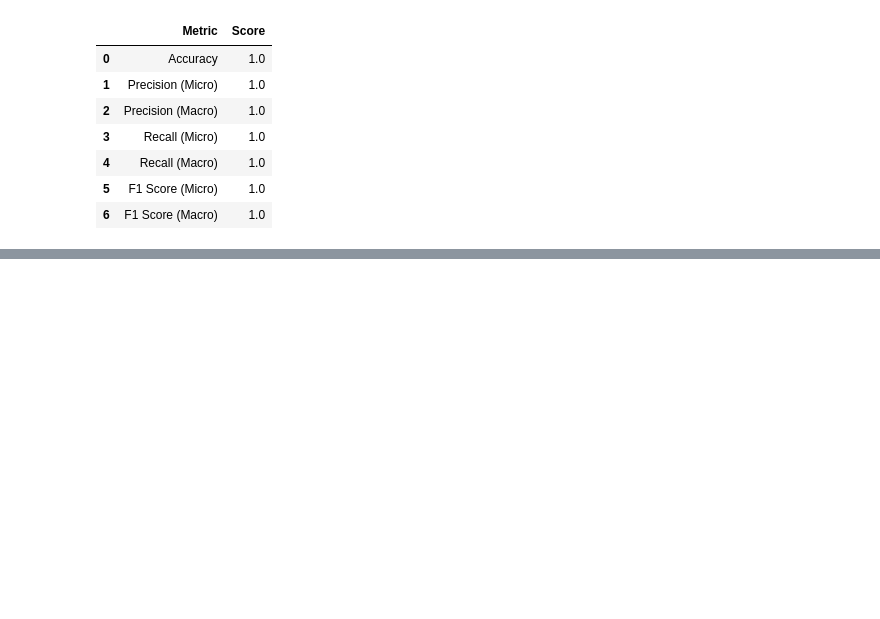
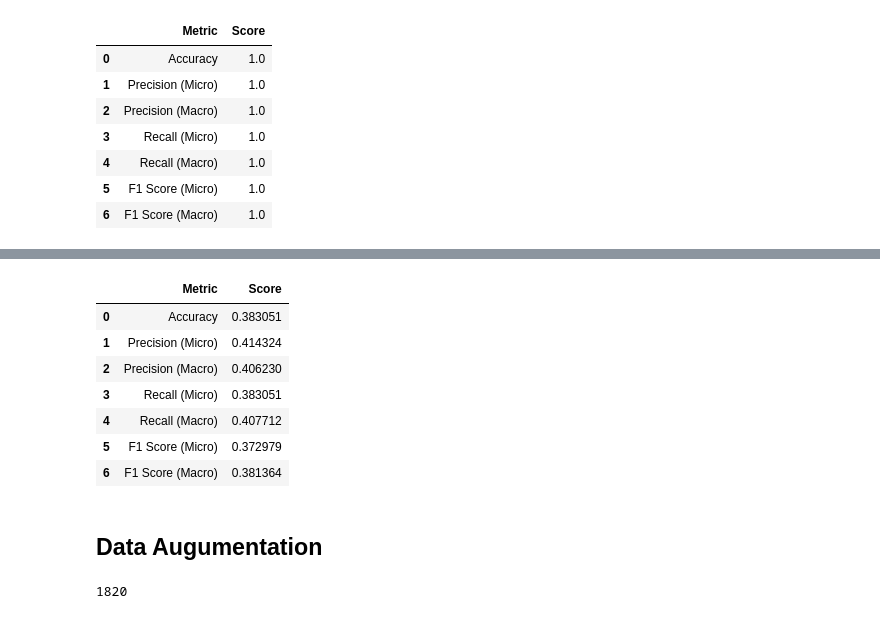
Before and after one commit to D0men1c0/Bald-Classification, a Jupyter notebook: notebook.ipynb, the cells around one changed output, grey strips where cells are left out. Cells and saved outputs as stored; diff of their text form; code cells hidden in the pictures; blank space fills up the shorter version.

```diff
--- a/notebook.ipynb
+++ b/notebook.ipynb
@@ -1506,0 +1522,14 @@ evaluate(y_train, y_pred)
+# %%
+y_pred = xgb_model.predict(X_test)
+evaluate(y_test, y_pred)
+# %% [output]
+|  | Metric | Score |
+| 0 | Accuracy | 0.383051 |
+| 1 | Precision (Micro) | 0.414324 |
+| 2 | Precision (Macro) | 0.406230 |
+| 3 | Recall (Micro) | 0.383051 |
+| 4 | Recall (Macro) | 0.407712 |
+| 5 | F1 Score (Micro) | 0.372979 |
+| 6 | F1 Score (Macro) | 0.381364 |
+# %% [markdown]
+## Data Augumentation
@@ -1506,0 +1562,4 @@ evaluate(y_train, y_pred)
+# %%
+len(augmented_train_loader.dataset)
+# %% [output]
+1820
```
Also changed, not shown: parts of 24 cells of this notebook.
